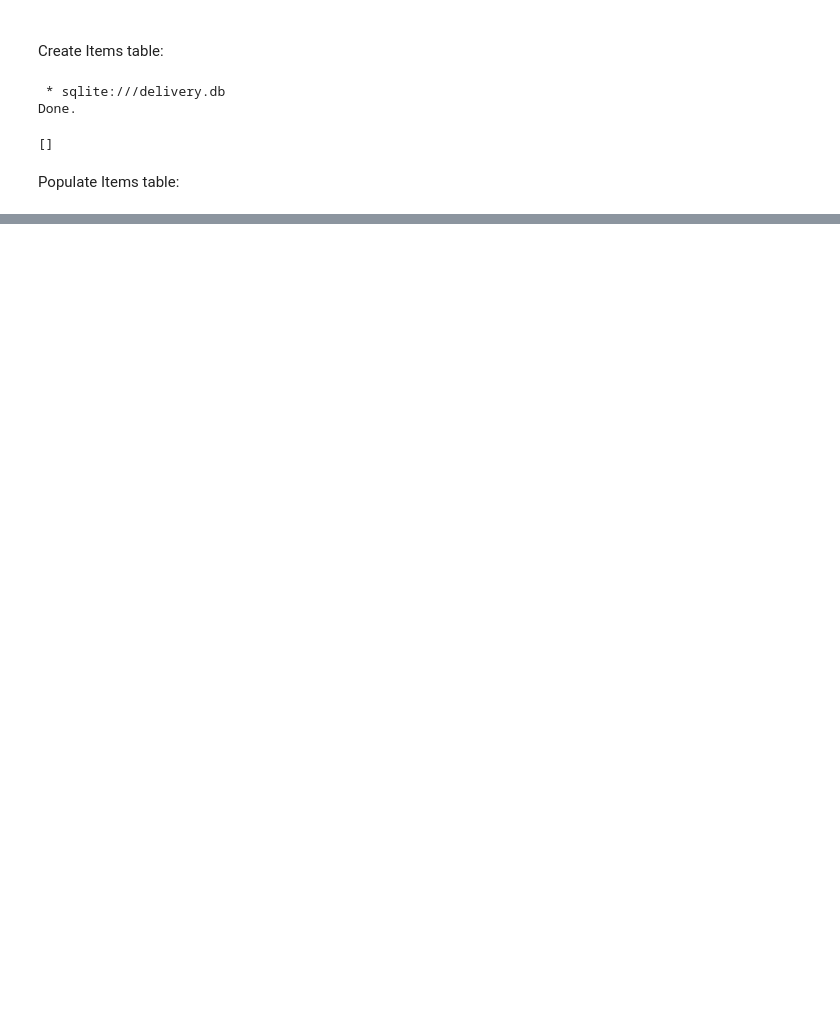
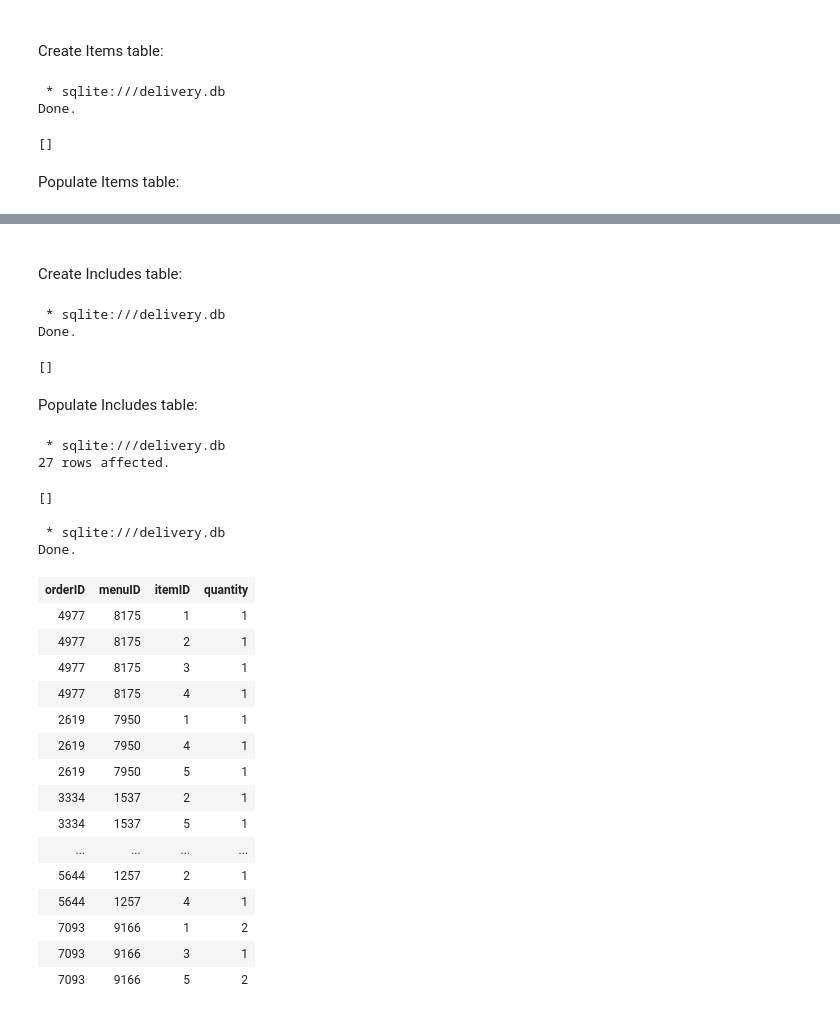
Before and after one commit to sdemiriz/food-delivery-database, a Jupyter notebook: foodDelivery.ipynb, the cells around one changed output, grey strips where cells are left out. Saved outputs shown, nothing was run; the diff lists cells and outputs as text; code cells hidden in the pictures; blank space fills up the shorter version.

```diff
--- a/foodDelivery.ipynb
+++ b/foodDelivery.ipynb
@@ -236,0 +745,20 @@ VALUES  (1, "Pizza", "XXXL Size", 14.99),
+# %% [markdown]
+<br>Create Includes table:
+# %%
+%%sql
+
+CREATE TABLE Includes(
+    orderID        INT,
+    menuID         INT,
+    itemID         INT,
+    quantity       INT,
+    PRIMARY KEY    (orderID, menuID, itemID),
+    FOREIGN KEY    (orderID)
+    REFERENCES     OrderInstance (orderID),
+    FOREIGN KEY    (menuID, itemID)
+    REFERENCES     Items (menuID, itemID)
+);
+# %% [output]
+ * sqlite:///delivery.db
+Done.
+[]
@@ -236,0 +768,59 @@ VALUES  (1, "Pizza", "XXXL Size", 14.99),
+# %% [markdown]
+Populate Includes table:
+# %%
+%%sql
+
+INSERT INTO Includes(orderID, menuID, itemID, quantity)
+VALUES  (4977, 8175, 1, 1),
+        (4977, 8175, 2, 1),
+        (4977, 8175, 3, 1),
+        (4977, 8175, 4, 1),
+        (2619, 7950, 1, 1),
+        (2619, 7950, 4, 1),
+        (2619, 7950, 5, 1),
+        (3334, 1537, 2, 1),
+        (3334, 1537, 5, 1),
+        (5773, 9421, 4, 1),
+        (5773, 9421, 5, 1),
+        (4718, 2874, 2, 1),
+        (4718, 2874, 4, 2),
+        (1421, 6571, 1, 2),
+        (1421, 6571, 2, 1),
+        (1421, 6571, 3, 1),
+        (1421, 6571, 5, 1),
+        (5420, 1967, 1, 1),
+        (5420, 1967, 5, 1),
+        (3735, 5712, 1, 2),
+        (3735, 5712, 3, 1),
+        (3735, 5712, 5, 1),
+        (5644, 1257, 2, 1),
+        (5644, 1257, 4, 1),
+        (7093, 9166, 1, 2),
+        (7093, 9166, 3, 1),
+        (7093, 9166, 5, 2);
+# %% [output]
+ * sqlite:///delivery.db
+27 rows affected.
+[]
+# %%
+%%sql
+SELECT * FROM Includes;
+# %% [output]
+ * sqlite:///delivery.db
+Done.
+| orderID | menuID | itemID | quantity |
+| 4977 | 8175 | 1 | 1 |
+| 4977 | 8175 | 2 | 1 |
+| 4977 | 8175 | 3 | 1 |
+| 4977 | 8175 | 4 | 1 |
+| 2619 | 7950 | 1 | 1 |
+| 2619 | 7950 | 4 | 1 |
+| 2619 | 7950 | 5 | 1 |
+| 3334 | 1537 | 2 | 1 |
+| 3334 | 1537 | 5 | 1 |
+| ... | ... | ... | ... |
+| 5644 | 1257 | 2 | 1 |
+| 5644 | 1257 | 4 | 1 |
+| 7093 | 9166 | 1 | 2 |
+| 7093 | 9166 | 3 | 1 |
+| 7093 | 9166 | 5 | 2 |
```
Also changed, not shown: parts of 58 cells of this notebook.
